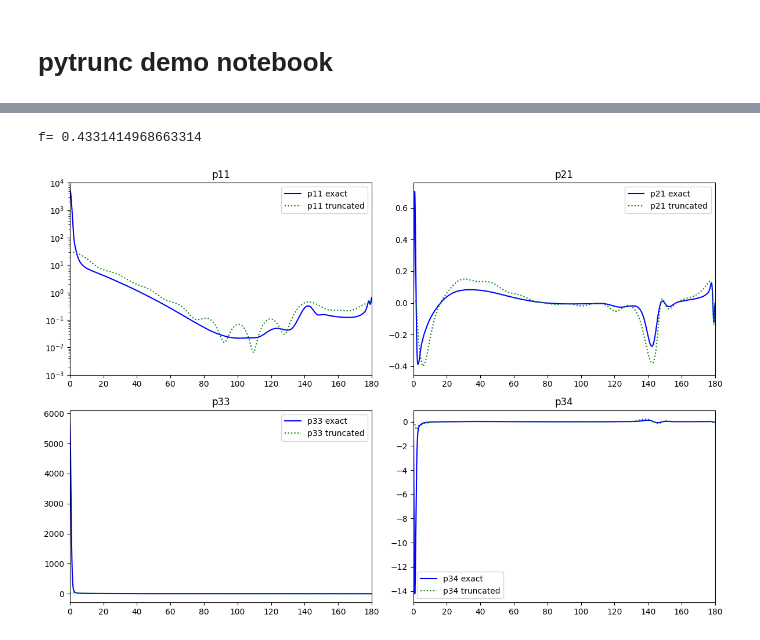
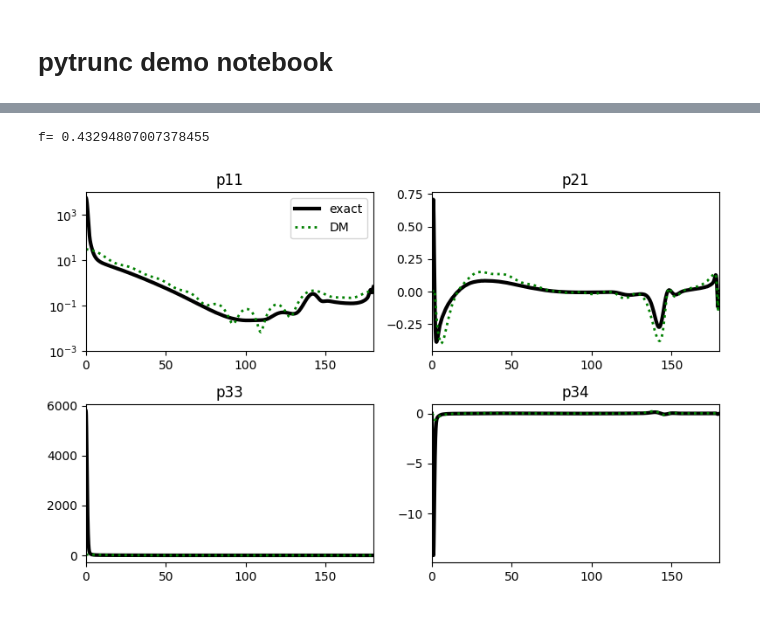
Before and after one commit to hygeos/pytrunc, a Jupyter notebook: demo_notebook.ipynb, the cells around one changed output, grey strips where cells are left out. Cells and saved outputs as stored; diff of their text form; code cells hidden in the pictures.

```diff
--- a/demo_notebook.ipynb
+++ b/demo_notebook.ipynb
@@ -25,11 +28,11 @@ import xarray as xr
 wc_path = Path(os.environ['SMARTG_DIR_AUXDATA']) / Path('clouds/wc_sol.nc')
 ds = xr.open_dataset(wc_path)
 # in the paper (Iwabuchi et al. 2009) wl = 500 nm and reff = 8 um
-iwav = 49 # iwabuchi
-ireff = 3 # iwabuchi
-print(f"wav={ds.wav.values[iwav]} nm ; reff={ds.reff.values[ireff]} um")
+wav = 500 # iwabuchi
+reff = 8 # iwabuchi
+print(f"wav={wav} nm ; reff={reff} um")
 theta = ds['theta'].values
-pha_ex = ds["phase"][ireff,iwav,:,:].values
+pha_ex = ds["phase"].interp(reff=reff, wav=wav).values
 
 method = 'lobatto'
 # method = 'trapezoid'
@@ -58,24 +61,22 @@ if method == 'lobatto':
     pha_ex = (2. * pha_ex) / integrate_m(pha_ex[0,:]*sin_th, np.deg2rad(theta))
 else:
     pha_ex = (2. * pha_ex) / integrate_m(pha_ex[0,idmu], mu[idmu])
-print(trapezoid(pha_ex[0,:][idmu], mu[idmu]))
 
 
-
-fig, axs = plt.subplots(2, 2, figsize=(12,8))
+fig, axs = plt.subplots(2, 2, figsize=(8,5))
 axs = axs.ravel()
-axs[0].plot(theta, pha_ex[0,:], 'b-', label='p11 exact')
+axs[0].plot(theta, pha_ex[0,:], 'k-', lw=3, label='p11 exact')
 axs[0].set_yscale('log')
 axs[0].set_ylim(1e-3, 1e4)
 axs[0].set_xlim(0, 180)
 axs[0].set_title('p11')
-axs[1].plot(theta, pha_ex[1,:], 'b-', label='p21 exact')
+axs[1].plot(theta, pha_ex[1,:], 'k-', lw=3, label='p21 exact')
 axs[1].set_xlim(0, 180)
 axs[1].set_title('p21')
-axs[2].plot(theta, pha_ex[2,:], 'b-', label='p33 exact')
+axs[2].plot(theta, pha_ex[2,:], 'k-', lw=3, label='p33 exact')
 axs[2].set_xlim(0, 180)
 axs[2].set_title('p33')
-axs[3].plot(theta, pha_ex[3,:], 'b-', label='p34 exact')
+axs[3].plot(theta, pha_ex[3,:], 'k-', lw=3, label='p34 exact')
 axs[3].set_xlim(0, 180)
 axs[3].set_title('p34')
 plt.tight_layout()
@@ -141,45 +138,44 @@ f= 0.4331414968663314
 # %%
 # Get the f value equal to chi_20
 m_max = 20
 f11_approx, f, f11_tr, _ = delta_m_phase_approx(pha_ex[0,:], theta, m_max, method=method)
 f = chi[m_max]
 print('f=', f)
 
 # Eq.5 in Waquet and Herman, 2019
 pha_tr = np.zeros_like(pha_ex)
 pha_tr[0,:] = f11_tr
 beta = (pha_tr[0,:] / pha_ex[0,:])
 for i in range(1, pha_ex.shape[0]):
     pha_tr[i,:] = pha_ex[i,:] * beta
 
-fig, axs = plt.subplots(2, 2, figsize=(12,8))
+fig, axs = plt.subplots(2, 2, figsize=(8,5))
 axs = axs.ravel()
-axs[0].plot(theta, pha_ex[0,:], 'b-', label='p11 exact')
-axs[0].plot(theta, pha_tr[0,:], 'g:', label='p11 truncated')
+axs[0].plot(theta, pha_ex[0,:], 'k-', lw=3, label='exact')
+axs[0].plot(theta, pha_tr[0,:], 'g:', lw=2, label='DM')
 axs[0].set_yscale('log')
 axs[0].legend()
 axs[0].set_ylim(1e-3, 1e4)
 axs[0].set_xlim(0, 180)
 axs[0].set_title('p11')
-axs[1].plot(theta, pha_ex[1,:], 'b-', label='p21 exact')
-axs[1].plot(theta, pha_tr[1,:], 'g:', label='p21 truncated')
-axs[1].legend()
+axs[1].plot(theta, pha_ex[1,:], 'k-', lw=3)
+axs[1].plot(theta, pha_tr[1,:], 'g:', lw=2)
 axs[1].set_xlim(0, 180)
 axs[1].set_title('p21')
-axs[2].plot(theta, pha_ex[2,:], 'b-', label='p33 exact')
-axs[2].plot(theta, pha_tr[2,:], 'g:', label='p33 truncated')
-axs[2].legend()
+axs[2].plot(theta, pha_ex[2,:], 'k-', lw=3)
+axs[2].plot(theta, pha_tr[2,:], 'g:', lw=2)
+axs[2].set_xlim(0, 180)
+axs[2].set_title('p33')
 # axs[2].set_yscale('log')
 # axs[2].set_ylim(-1., 1)
 axs[2].set_xlim(0, 180)
 axs[2].set_title('p33')
-axs[3].plot(theta, pha_ex[3,:], 'b-', label='p34 exact')
-axs[3].plot(theta, pha_tr[3,:], 'g:', label='p34 truncated')
-axs[3].legend()
+axs[3].plot(theta, pha_ex[3,:], 'k-', lw=3)
+axs[3].plot(theta, pha_tr[3,:], 'g:', lw=2)
 axs[3].set_xlim(0, 180)
 axs[3].set_title('p34')
 plt.tight_layout()
-plt.show()
+#plt.savefig('truncated_phase_dm.png', dpi=300)
 # %% [output]
-f= 0.4331414968663314
+f= 0.43294807007378455
-[figure, old version]
+[figure, new version]
```
Also changed, not shown: parts of 7 cells of this notebook.
